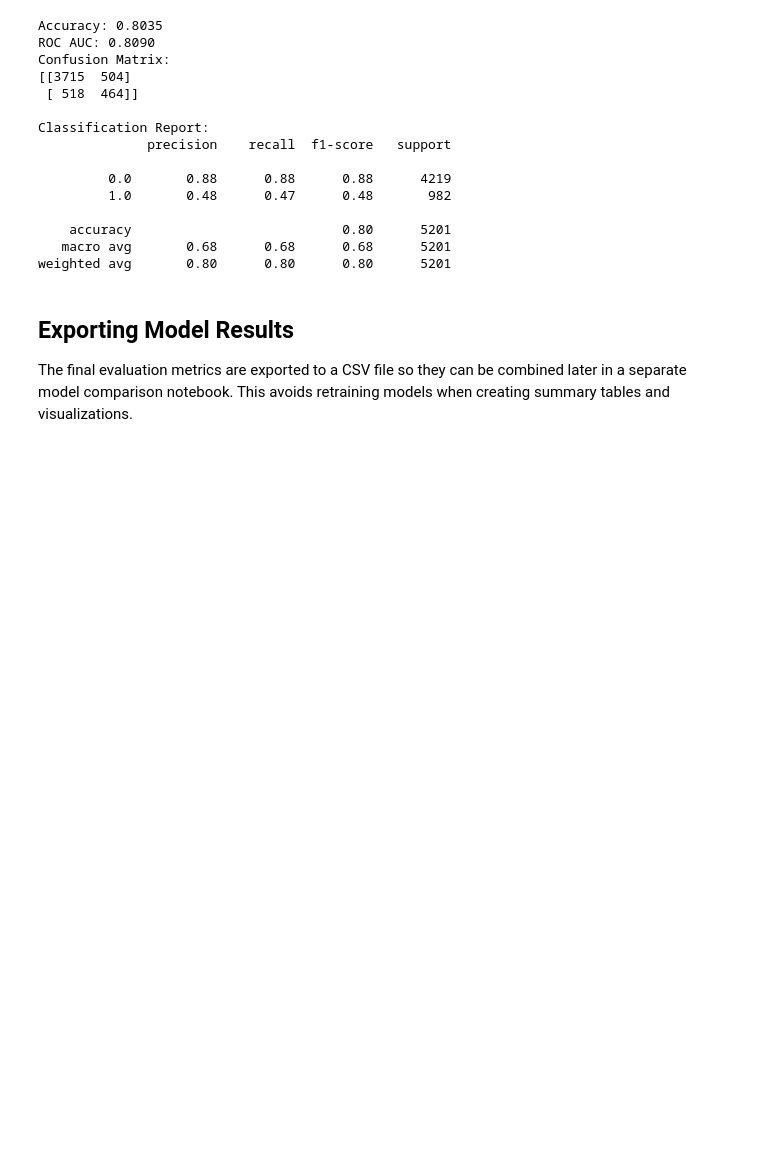
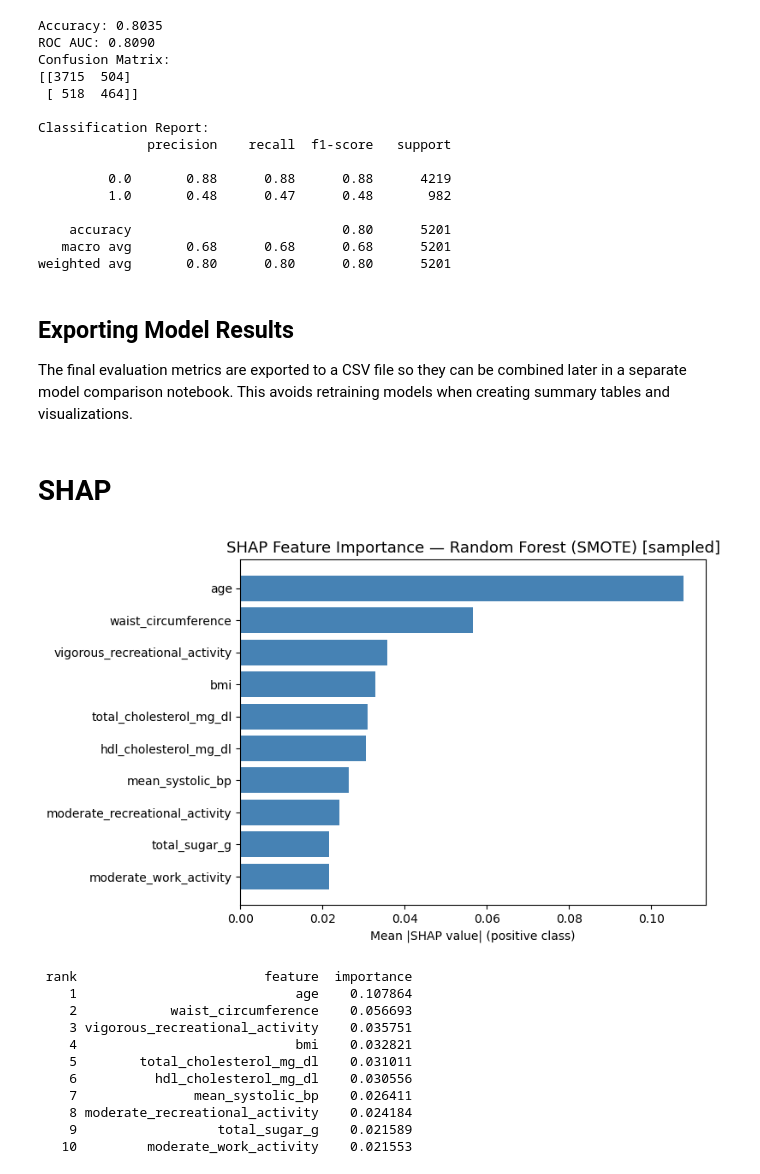
Before and after one commit to KaylanDG/Feature_Importance_DT2_Prediction, a Jupyter notebook: RandomForest/random_forest_A.ipynb, the cells around one changed output. Saved outputs shown, nothing was run; the diff lists cells and outputs as text; code cells hidden in the pictures; blank space fills up the shorter version.

Commit message:
Random forest analysis done for the paper

```diff
--- a/RandomForest/random_forest_A.ipynb
+++ b/RandomForest/random_forest_A.ipynb
@@ -66,10 +47,10 @@ Best CV ROC AUC: 0.815329113572421
 
 After hyperparameter tuning, the best model is evaluated on the held-out test set. The test set is not resampled and therefore preserves the original class distribution. Performance is assessed using accuracy, precision, recall, F1-score, ROC AUC, and the confusion matrix.
 # %%
-best_model = random_search.best_estimator_
+pipeline_rf_a.fit(X_train_final, y_train)
 
-y_pred = best_model.predict(X_test_final)
-y_pred_proba = best_model.predict_proba(X_test_final)[:, 1]
+y_pred = pipeline_rf_a.predict(X_test_final)
+y_pred_proba = pipeline_rf_a.predict_proba(X_test_final)[:, 1]
 
 conf_matrix = confusion_matrix(y_test, y_pred)
 
@@ -145,3 +126,5 @@ metrics = {
 metrics_df = pd.DataFrame([metrics])
 
 metrics_df.to_csv("../RESULTS/PERFORMANCE/random_forest_oversampling_metrics.csv", index=False)
+# %% [markdown]
+# SHAP
@@ -147,0 +134,45 @@ metrics_df.to_csv("../RESULTS/PERFORMANCE/random_forest_oversampling_metrics.csv
+# %%
+rf_model = pipeline_rf_a.named_steps["model"]
+
+# Subsample for speed — increase later for final results
+X_sample = X_test_final.sample(n=200, random_state=42)
+
+shap_values = shap.TreeExplainer(rf_model).shap_values(X_sample, check_additivity=False)
+
+if isinstance(shap_values, list):
+    shap_vals = shap_values[1]
+elif shap_values.ndim == 3:
+    shap_vals = shap_values[:, :, 1]
+else:
+    shap_vals = shap_values
+
+shap_df = (
+    pd.DataFrame({"feature": X_sample.columns, "importance": np.abs(shap_vals).mean(axis=0)})
+    .sort_values("importance", ascending=False)
+    .head(10)
+    .reset_index(drop=True)
+)
+shap_df["rank"] = shap_df.index + 1
+
+fig, ax = plt.subplots(figsize=(8, 5))
+ax.barh(shap_df["feature"], shap_df["importance"], color="steelblue")
+ax.invert_yaxis()
+ax.set_title("SHAP Feature Importance — Random Forest (SMOTE) [sampled]", fontsize=13)
+ax.set_xlabel("Mean |SHAP value| (positive class)")
+plt.tight_layout()
+plt.show()
+
+print(shap_df[["rank", "feature", "importance"]].to_string(index=False))
+# %% [output]
+[figure, added]
+ rank                        feature  importance
+    1                            age    0.107864
+    2            waist_circumference    0.056693
+    3 vigorous_recreational_activity    0.035751
+    4                            bmi    0.032821
+    5        total_cholesterol_mg_dl    0.031011
+    6          hdl_cholesterol_mg_dl    0.030556
+    7               mean_systolic_bp    0.026411
+    8 moderate_recreational_activity    0.024184
+    9                  total_sugar_g    0.021589
+   10         moderate_work_activity    0.021553
```
Also changed, not shown: parts of 9 cells of this notebook, 6 other files.
